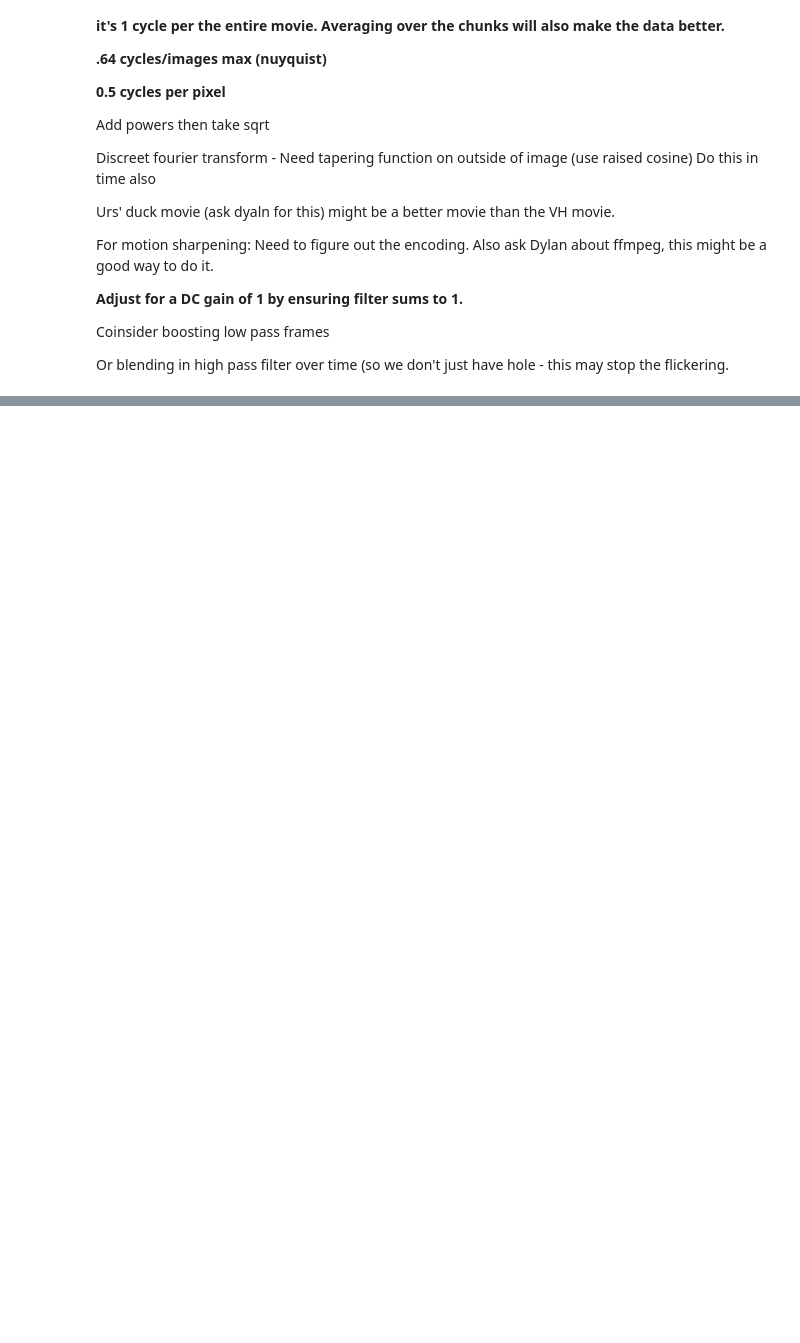
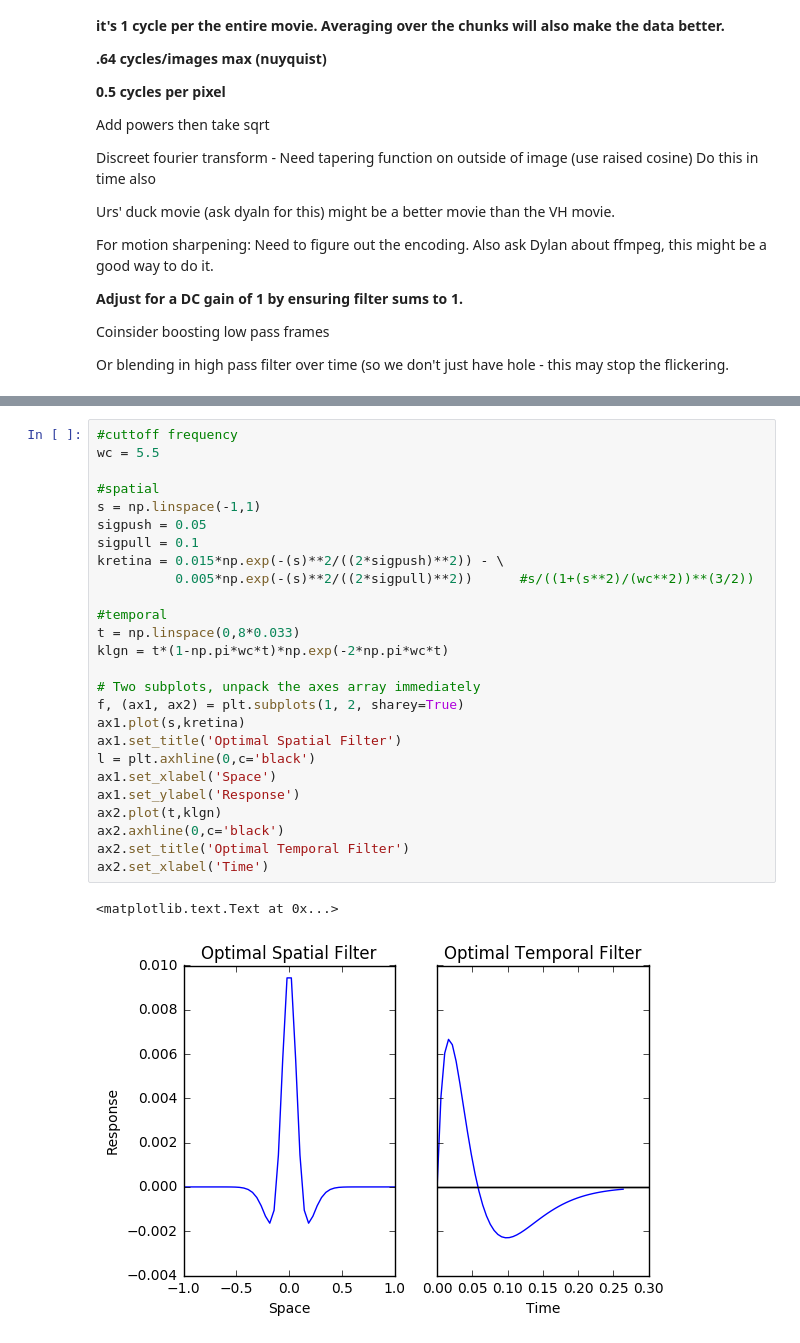
Before and after one commit to vdutell/naturalscenestatistics, a Jupyter notebook: naturalscenestats.ipynb, the cells around one changed output, grey strips where cells are left out. Saved outputs shown, nothing was run; the diff lists cells and outputs as text; blank space fills up the shorter version.

Commit message:
adding fourier filter

```diff
--- a/naturalscenestats.ipynb
+++ b/naturalscenestats.ipynb
@@ -1023,0 +1046,29 @@ Or blending in high pass filter over time (so we don't just have hole - this may
+# %%
+#cuttoff frequency
+wc = 5.5
+
+#spatial
+s = np.linspace(-1,1)
+sigpush = 0.05
+sigpull = 0.1
+kretina = 0.015*np.exp(-(s)**2/((2*sigpush)**2)) - \
+          0.005*np.exp(-(s)**2/((2*sigpull)**2))      #s/((1+(s**2)/(wc**2))**(3/2))
+
+#temporal
+t = np.linspace(0,8*0.033)
+klgn = t*(1-np.pi*wc*t)*np.exp(-2*np.pi*wc*t)
+
+# Two subplots, unpack the axes array immediately
+f, (ax1, ax2) = plt.subplots(1, 2, sharey=True)
+ax1.plot(s,kretina)
+ax1.set_title('Optimal Spatial Filter')
+l = plt.axhline(0,c='black')
+ax1.set_xlabel('Space')
+ax1.set_ylabel('Response')
+ax2.plot(t,klgn)
+ax2.axhline(0,c='black')
+ax2.set_title('Optimal Temporal Filter')
+ax2.set_xlabel('Time')
+# %% [output]
+<matplotlib.text.Text at 0x...>
+[figure, added]
```
Also changed, not shown: parts of 10 cells of this notebook, 1 other file.
